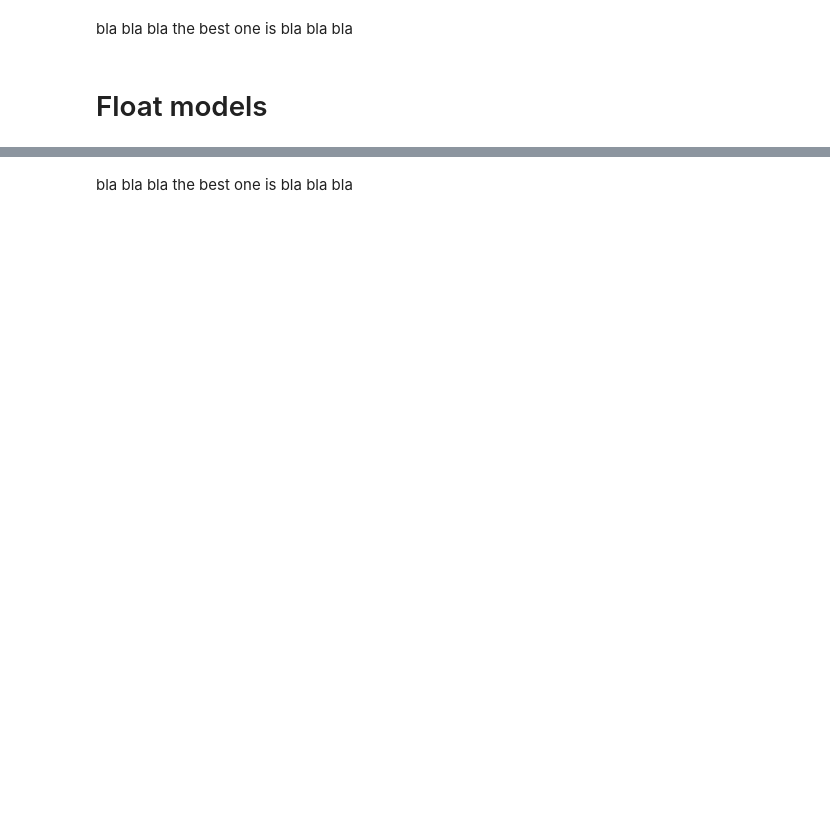
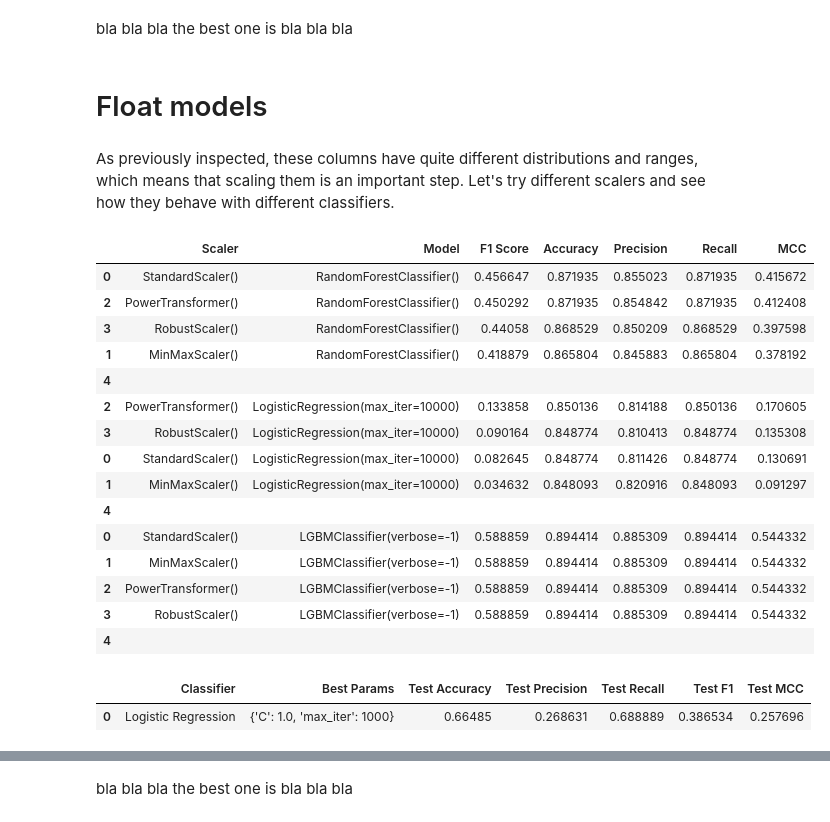
Before and after one commit to a59490/G23_ML_HA3, a Jupyter notebook: HA3G23.ipynb, the cells around one changed output, grey strips where cells are left out. Saved outputs shown, nothing was run; the diff lists cells and outputs as text; code cells hidden in the pictures; blank space fills up the shorter version.

```diff
--- a/HA3G23.ipynb
+++ b/HA3G23.ipynb
@@ -304,7 +384,43 @@ results_bin_cl
 bla bla bla the best one is bla bla bla
 # %% [markdown]
 # Float models
+# %% [markdown]
+As previously inspected, these columns have quite different distributions and ranges, which means that scaling them is an important step. Let's try different scalers and see how they behave with different classifiers.
+# %%
+rfc_scaler_float = sc_tester(RandomForestClassifier(), X_train_float_cl, y_train_float_cl, X_test_float_cl, y_test_float_cl)
+
+lg_scaler_float = sc_tester(LogisticRegression(max_iter=10000), X_train_float_cl, y_train_float_cl, X_test_float_cl, y_test_float_cl)
+
+lgbm_scaler_float = sc_tester(LGBMClassifier(verbose = -1), X_train_bin_cl, y_train_bin_cl, X_test_bin_cl, y_test_bin_cl)
+# %%
+full_df= pd.concat([rfc_scaler_float, lg_scaler_float, lgbm_scaler_float])
+full_df.head(len(full_df))
+# %% [output]
+|  | Scaler | Model | F1 Score | Accuracy | Precision | Recall | MCC |
+| 0 | StandardScaler() | RandomForestClassifier() | 0.456647 | 0.871935 | 0.855023 | 0.871935 | 0.415672 |
+| 2 | PowerTransformer() | RandomForestClassifier() | 0.450292 | 0.871935 | 0.854842 | 0.871935 | 0.412408 |
+| 3 | RobustScaler() | RandomForestClassifier() | 0.44058 | 0.868529 | 0.850209 | 0.868529 | 0.397598 |
+| 1 | MinMaxScaler() | RandomForestClassifier() | 0.418879 | 0.865804 | 0.845883 | 0.865804 | 0.378192 |
+| 4 |  |  |  |  |  |  |  |
+| 2 | PowerTransformer() | LogisticRegression(max_iter=10000) | 0.133858 | 0.850136 | 0.814188 | 0.850136 | 0.170605 |
+| 3 | RobustScaler() | LogisticRegression(max_iter=10000) | 0.090164 | 0.848774 | 0.810413 | 0.848774 | 0.135308 |
+| 0 | StandardScaler() | LogisticRegression(max_iter=10000) | 0.082645 | 0.848774 | 0.811426 | 0.848774 | 0.130691 |
+| 1 | MinMaxScaler() | LogisticRegression(max_iter=10000) | 0.034632 | 0.848093 | 0.820916 | 0.848093 | 0.091297 |
+| 4 |  |  |  |  |  |  |  |
+| 0 | StandardScaler() | LGBMClassifier(verbose=-1) | 0.588859 | 0.894414 | 0.885309 | 0.894414 | 0.544332 |
+| 1 | MinMaxScaler() | LGBMClassifier(verbose=-1) | 0.588859 | 0.894414 | 0.885309 | 0.894414 | 0.544332 |
+| 2 | PowerTransformer() | LGBMClassifier(verbose=-1) | 0.588859 | 0.894414 | 0.885309 | 0.894414 | 0.544332 |
+| 3 | RobustScaler() | LGBMClassifier(verbose=-1) | 0.588859 | 0.894414 | 0.885309 | 0.894414 | 0.544332 |
+| 4 |  |  |  |  |  |  |  |
 # %%
-scaler=StandardScaler()
-X_train_float = scaler.fit_transform(X_train_float_cl)
-X_test_float = scaler.transform(X_test_float_cl)
+scaler_float = PowerTransformer()
+X_train_float_scaled = scaler_float.fit_transform(X_train_float_cl)
+X_test_float_scaled = scaler_float.transform(X_test_float_cl)
+
+sm = SMOTE(random_state=23)
+X_train_float_resampled, y_train_float_resampled = sm.fit_resample(X_train_float_scaled, y_train_float_cl)
+results_float = classification_model_evaluation(X_train_float_resampled, X_test_float_scaled, y_train_float_resampled, y_test_float_cl, classifier_params)
+results_float
+# %% [output]
+|  | Classifier | Best Params | Test Accuracy | Test Precision | Test Recall | Test F1 | Test MCC |
+| 0 | Logistic Regression | {'C': 1.0, 'max_iter': 1000} | 0.66485 | 0.268631 | 0.688889 | 0.386534 | 0.257696 |
```
Also changed, not shown: parts of 18 cells of this notebook.
